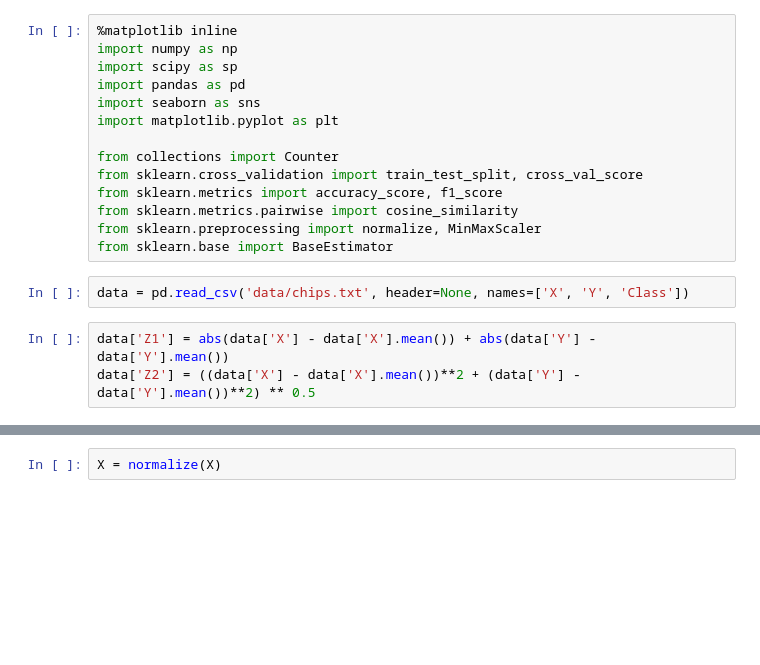
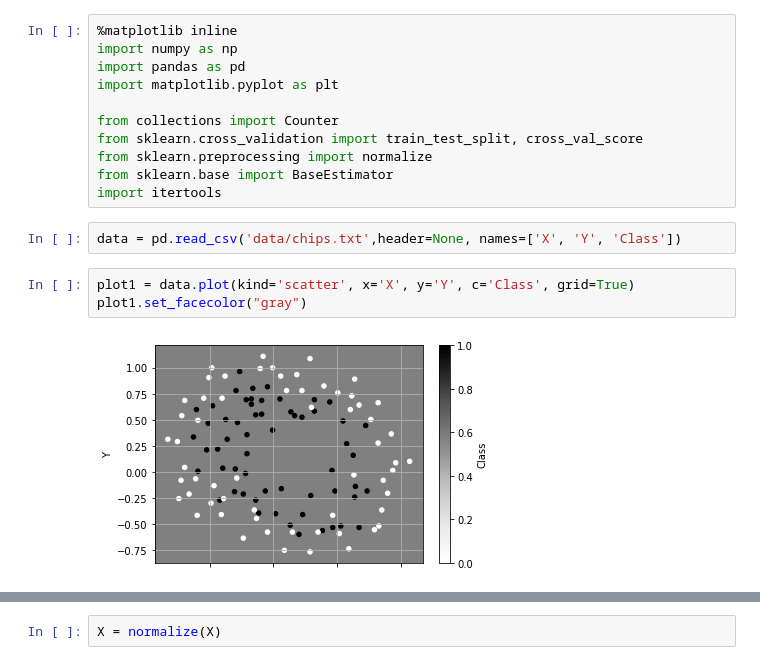
Before and after one commit to sultanko/ml_hw, a Jupyter notebook: hw1/hw1.ipynb, the cells around one changed output, grey strips where cells are left out. Cells and saved outputs as stored; diff of their text form; blank space fills up the shorter version.

```diff
--- a/hw1/hw1.ipynb
+++ b/hw1/hw1.ipynb
@@ -1,20 +1,19 @@
 # %%
 %matplotlib inline
 import numpy as np
-import scipy as sp
 import pandas as pd
-import seaborn as sns
 import matplotlib.pyplot as plt
 
 from collections import Counter
 from sklearn.cross_validation import train_test_split, cross_val_score
-from sklearn.metrics import accuracy_score, f1_score
-from sklearn.metrics.pairwise import cosine_similarity
-from sklearn.preprocessing import normalize, MinMaxScaler
+from sklearn.preprocessing import normalize
 from sklearn.base import BaseEstimator
+import itertools
 # %%
-data = pd.read_csv('data/chips.txt', header=None, names=['X', 'Y', 'Class'])
+data = pd.read_csv('data/chips.txt',header=None, names=['X', 'Y', 'Class'])
-# %%
-data['Z1'] = abs(data['X'] - data['X'].mean()) + abs(data['Y'] - data['Y'].mean())
-data['Z2'] = ((data['X'] - data['X'].mean())**2 + (data['Y'] - data['Y'].mean())**2) ** 0.5
+# %%
+plot1 = data.plot(kind='scatter', x='X', y='Y', c='Class', grid=True)
+plot1.set_facecolor("gray")
+# %% [output]
+[figure, added]
 # %%
```
Also changed, not shown: parts of 6 cells of this notebook.
